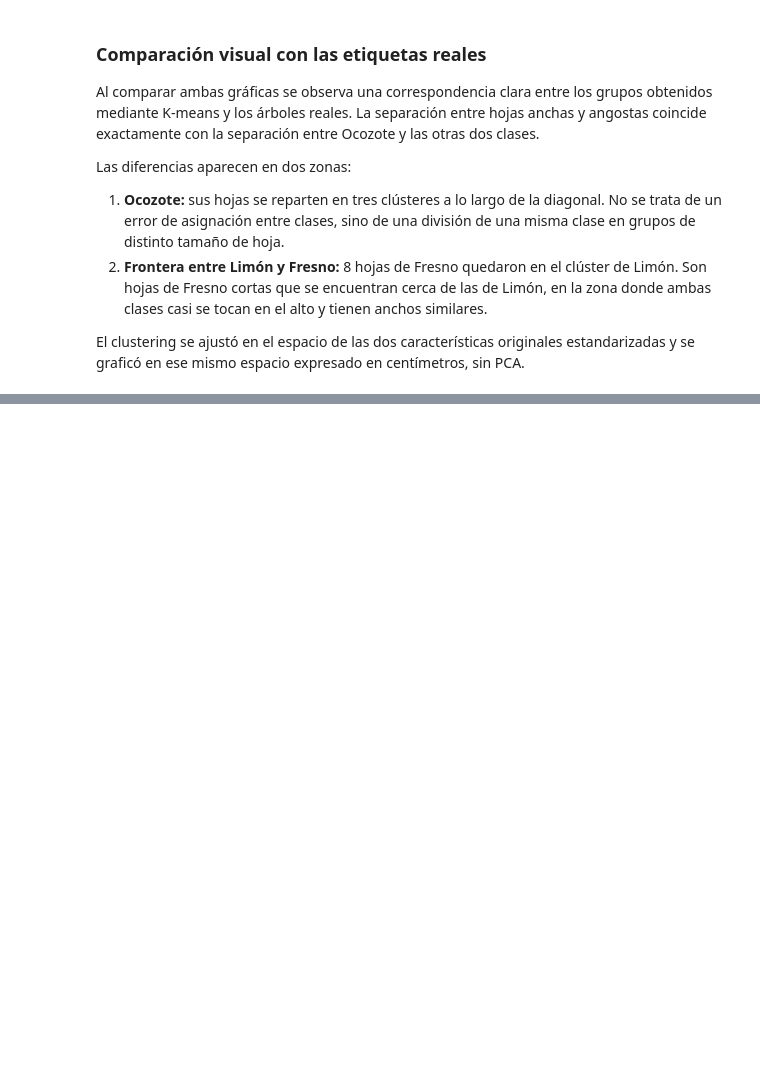
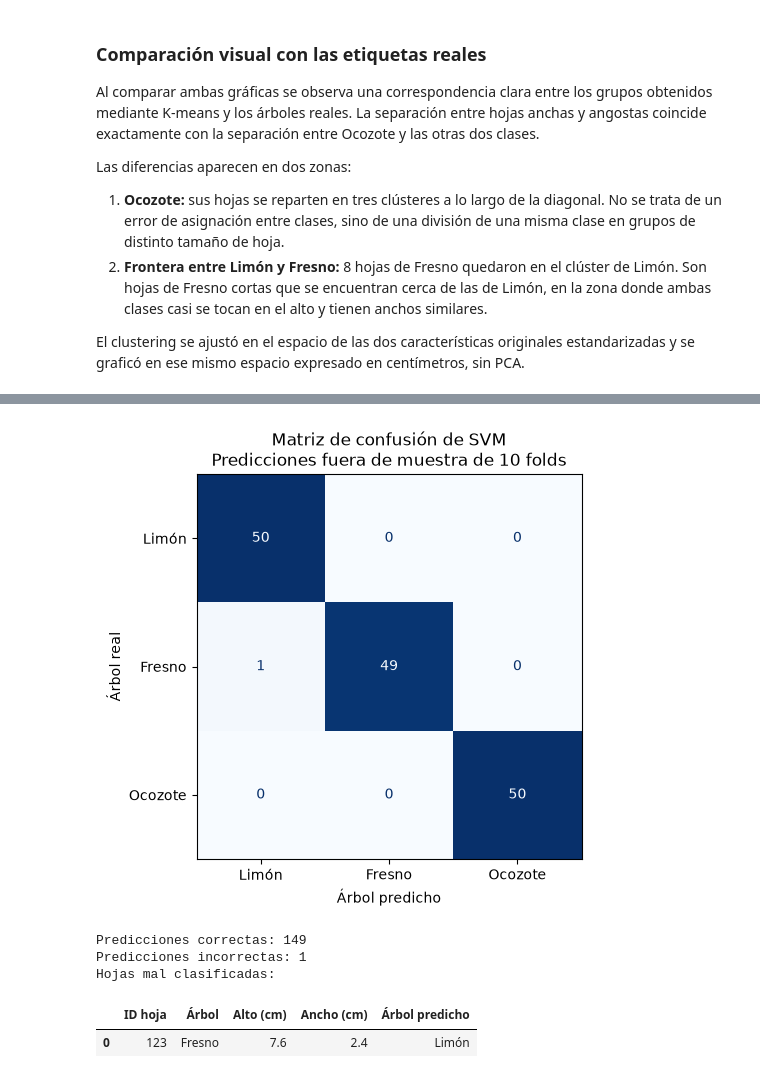
Before and after one commit to jpmartham/proyecto-final-razonamiento, a Jupyter notebook: notebooks/hojas.ipynb, the cells around one changed output, grey strips where cells are left out. Cells and saved outputs as stored; diff of their text form; code cells hidden in the pictures; blank space fills up the shorter version.

Commit message:
Hojas: SVM
Co-Authored-By: Claude Opus 5.5 <noreply@anthropic.com>

```diff
--- a/notebooks/hojas.ipynb
+++ b/notebooks/hojas.ipynb
@@ -2081,0 +2152,7 @@ En las zonas sin hojas, como la esquina inferior derecha o la parte izquierda de
+# %%
+resultados_folds_svm_df, mejores_parametros_folds_svm_df, predicciones_svm = evaluar_cv_anidada(
+    pipeline_svm,
+    parametros_svm,
+    "SVM",
+    desempate_svm
+)
@@ -2081,0 +2218,13 @@ En las zonas sin hojas, como la esquina inferior derecha o la parte izquierda de
+# %%
+# Matriz de confusión con las predicciones fuera de muestra
+matriz_confusion_svm = graficar_matriz_confusion(
+    predicciones_svm,
+    "SVM"
+)
+# %% [output]
+[figure, added]
+Predicciones correctas: 149
+Predicciones incorrectas: 1
+Hojas mal clasificadas:
+|  | ID hoja | Árbol | Alto (cm) | Ancho (cm) | Árbol predicho |
+| 0 | 123 | Fresno | 7.6 | 2.4 | Limón |
```
Also changed, not shown: parts of 61 cells of this notebook.
